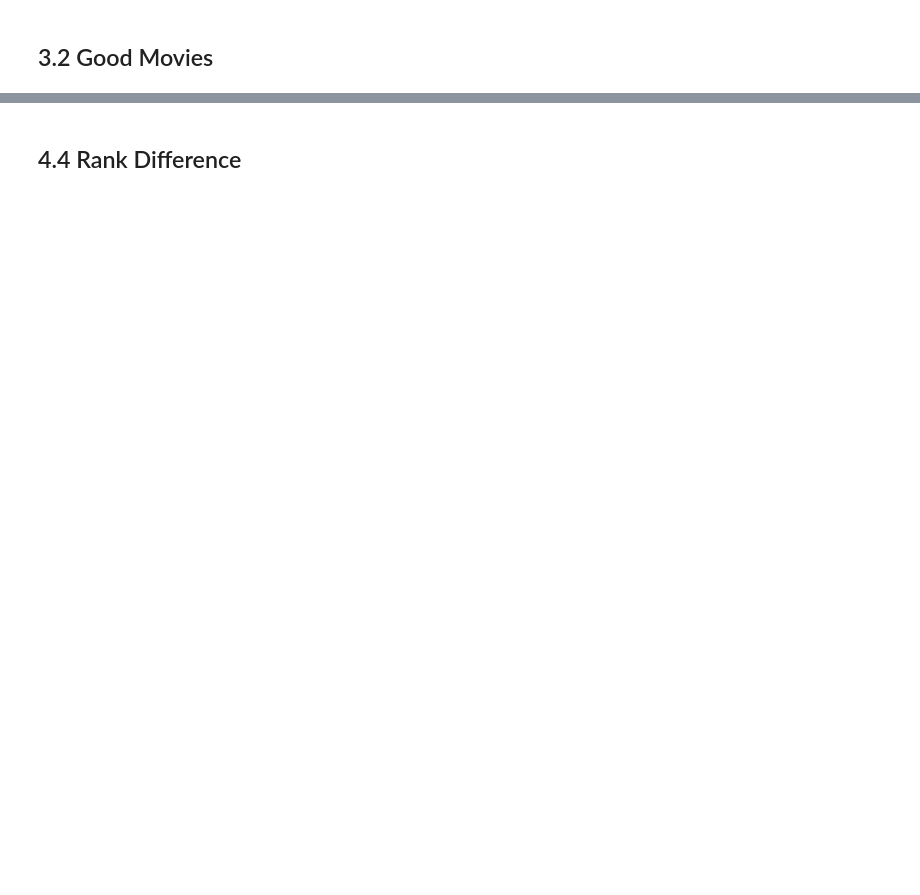
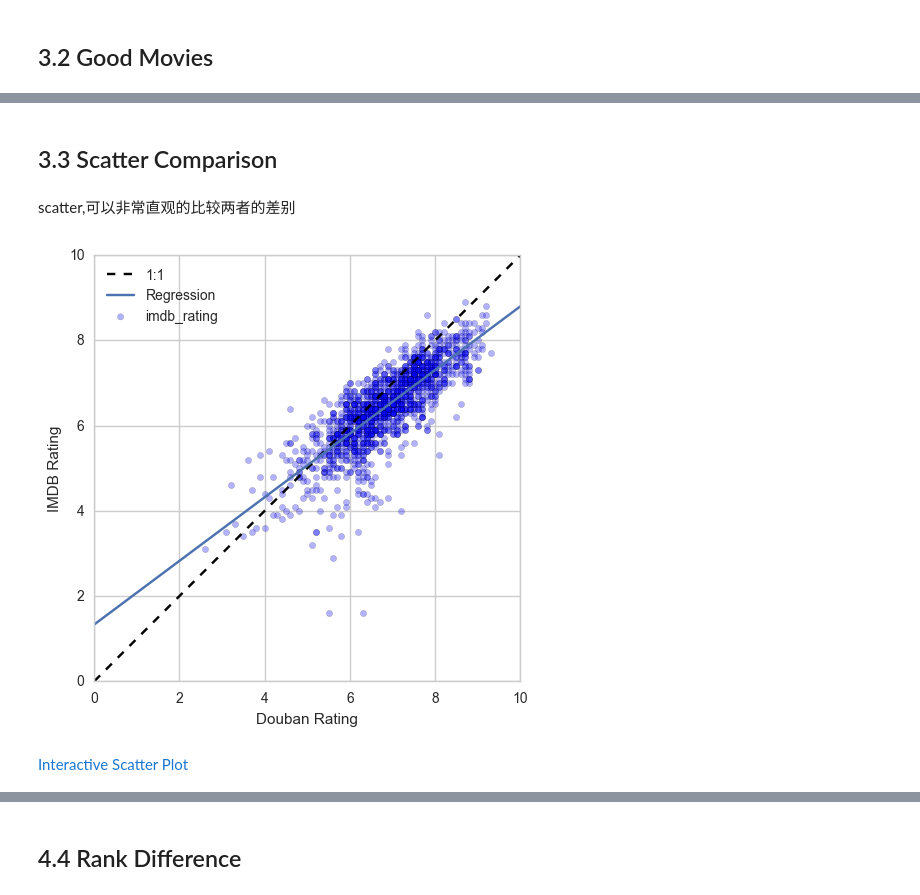
Before and after one commit to cqcn1991/movie-compare, a Jupyter notebook: movie_compare.ipynb, the cells around one changed output, grey strips where cells are left out. Saved outputs shown, nothing was run; the diff lists cells and outputs as text; code cells hidden in the pictures; blank space fills up the shorter version.

```diff
--- a/movie_compare.ipynb
+++ b/movie_compare.ipynb
@@ -458,0 +219,12 @@ plt.legend()
+# %% [markdown]
+## 3.3 Scatter Comparison
+# %% [markdown]
+scatter,可以非常直观的比较两者的差别
+# %%
+fig, _ , scatter_plot = plot_movie_scatter_comparison(df, title='')
+# %% [output]
+[figure, added]
+# %%
+turn_scatter_into_interactive(fig, scatter_plot, df, 'movie_compare_all.html')
+# %% [output]
+Interactive Scatter Plot
```
Also changed, not shown: parts of 85 cells of this notebook, 20 other files.
